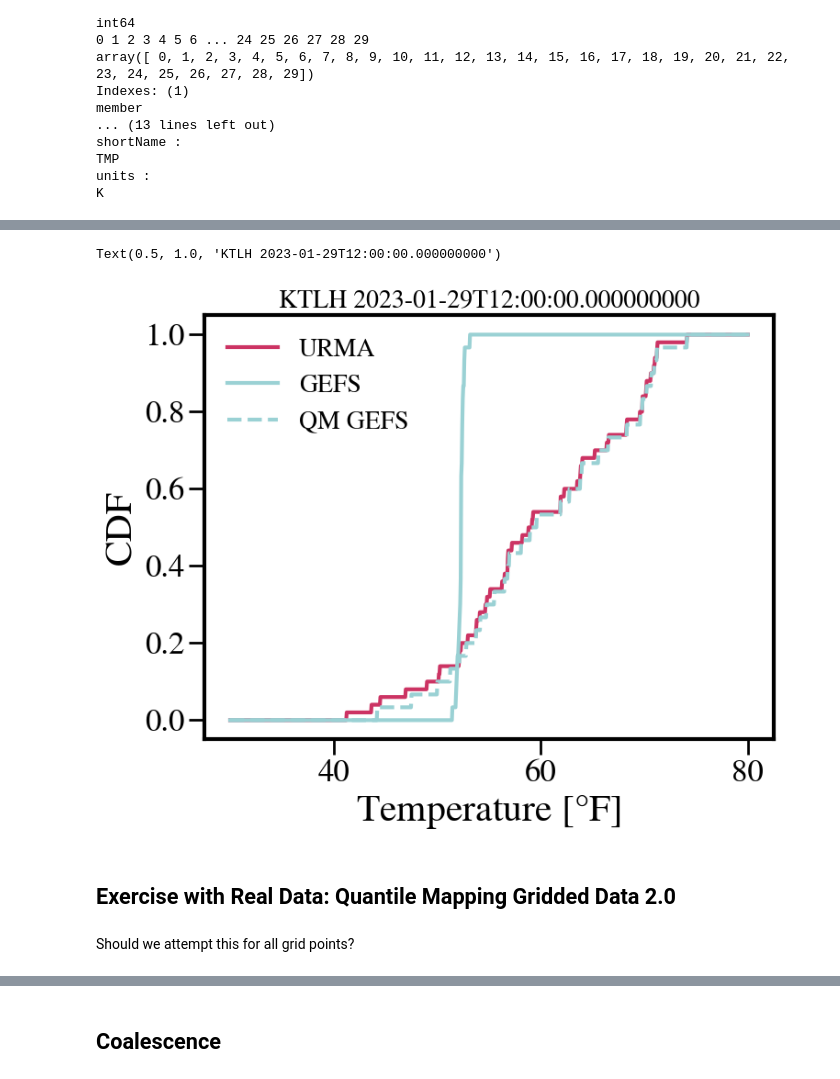
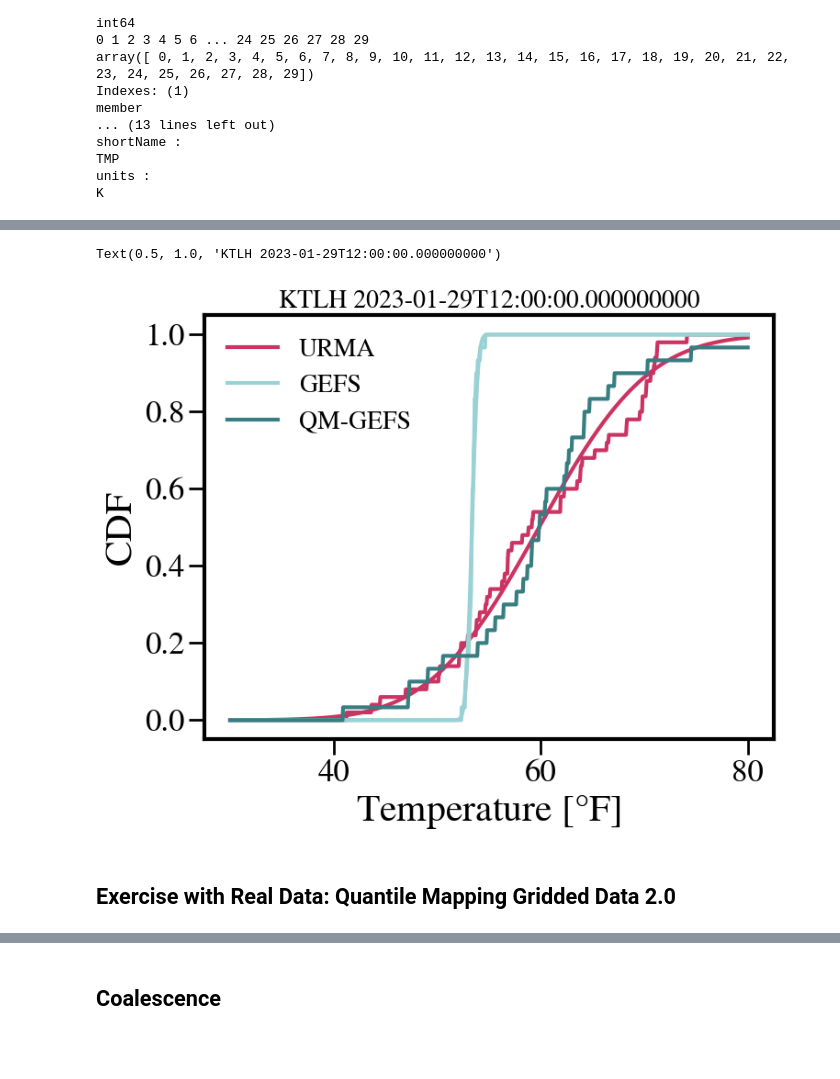
Before and after one commit to SidneyLower-NOAA/SMD_Notebooks, a Jupyter notebook: statistical_surveyor_of_sorts.ipynb, the cells around one changed output, grey strips where cells are left out. Cells and saved outputs as stored; diff of their text form; code cells hidden in the pictures; blank space fills up the shorter version.

Commit message:
full grid QM demo

```diff
--- a/statistical_surveyor_of_sorts.ipynb
+++ b/statistical_surveyor_of_sorts.ipynb
@@ -594,7 +631,7 @@ urma_tall_temp.to(units.fahrenheit)
 # %%
-urma_cdf=ECDF(urma_tall_temp.to(units.fahrenheit))
+urma_cdf=ECDF(urma_tall_temp)
 # %%
-gefs_cdf = ECDF(gefs_tall_temp.to(units.fahrenheit))
+gefs_cdf = ECDF(gefs_tall_temp)
 # %%
 x=np.linspace(30,80,1000)
 
@@ -614,3 +651,4 @@ Also IRL, I believe the QM would involve 60 days of previous GEFS forecasts to w
 # %%
-percentile = scipy.stats.percentileofscore(gefs_tall_temp.to(units.fahrenheit).magnitude, gefs_tall_temp.to(units.fahrenheit).magnitude)
-corrected_gefs_qm = np.percentile(urma_tall_temp.to(units.fahrenheit).magnitude, percentile)
+gefs_distribution = scipy.stats.norm(*scipy.stats.norm.fit(gefs_tall_temp))
+
+urma_distribution = scipy.stats.norm(*scipy.stats.norm.fit(urma_tall_temp))
@@ -617,2 +665,2 @@ corrected_gefs_qm = np.percentile(urma_tall_temp.to(units.fahrenheit).magnitude,
 # %%
-corrected_gefs_cdf = ECDF(corrected_gefs_qm)
+corrected_gefs = urma_distribution.ppf(gefs_distribution.cdf(gefs_tall_temp)) #again from Eq 1 of Cannon+15
@@ -619,17 +685,17 @@ corrected_gefs_cdf = ECDF(corrected_gefs_qm)
 # %%
 x=np.linspace(30,80,1000)
 
-plt.plot(x, urma_cdf(x), color='#CC3363', lw=3,label='URMA')
-plt.plot(x, gefs_cdf(x), color='#9AD1D4', lw=3,label='GEFS')
-plt.plot(x, corrected_gefs_cdf(x),color='#9AD1D4',ls='--', lw=3,label='QM GEFS' )
+plt.plot(x, urma_distribution.cdf(x), color='#CC3363', lw=3,label='URMA')
+plt.plot(x, urma_cdf(x), color='#CC3363', lw=3,)
+plt.plot(x, gefs_distribution.cdf(x), color='#9AD1D4', lw=3,label='GEFS')
+plt.plot(x, gefs_cdf(x), color='#9AD1D4', lw=3,)
+plt.plot(x, ECDF(corrected_gefs)(x),color='#377D81',lw=3,label='QM-GEFS' )
 plt.xlabel('Temperature [$\degree$F]')
 plt.ylabel('CDF')
 plt.legend(frameon=False)
 plt.title(f'KTLH {gefs_data.refDate.data}', fontsize=20)
 # %% [output]
 Text(0.5, 1.0, 'KTLH 2023-01-29T12:00:00.000000000')
-[figure, old version]
+[figure, new version]
 # %% [markdown]
 ## Exercise with Real Data: Quantile Mapping Gridded Data 2.0
-# %% [markdown]
-Should we attempt this for all grid points?
```
Also changed, not shown: parts of 67 cells of this notebook.
